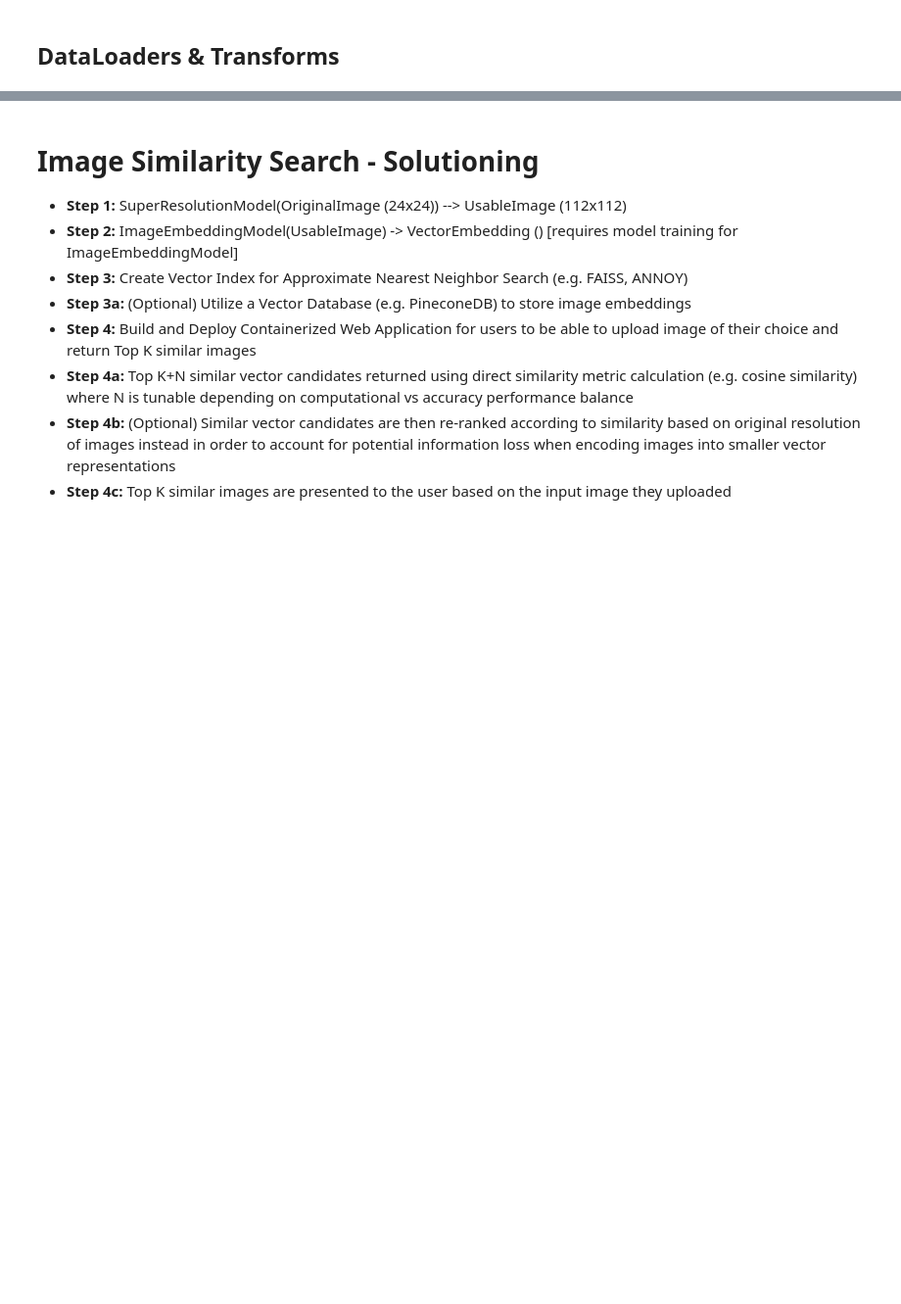
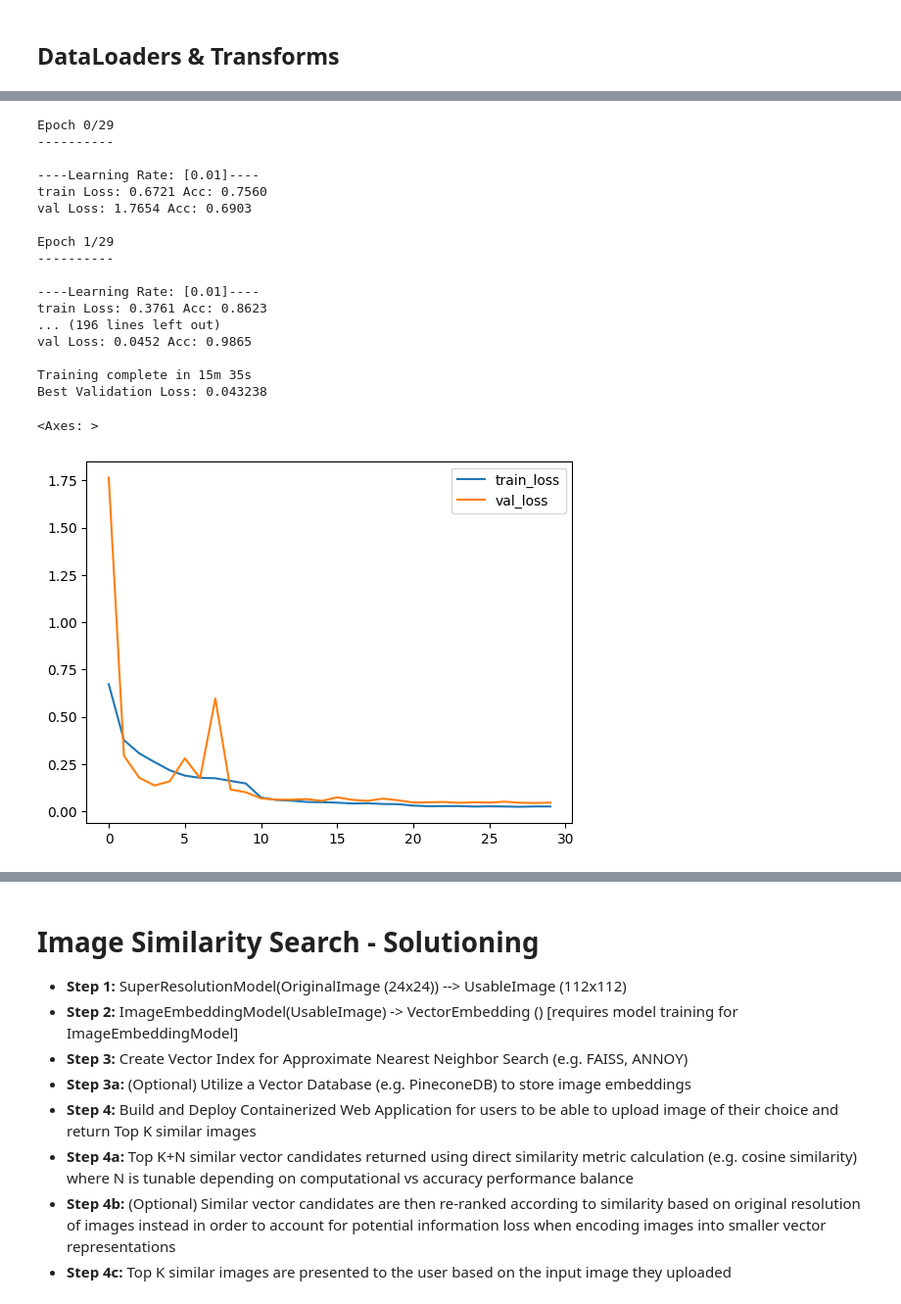
Before and after one commit to Jae-Ro/vector-search, a Jupyter notebook: notebooks/eda.ipynb, the cells around one changed output, grey strips where cells are left out. Shown at 98% size. Saved outputs shown, nothing was run; the diff lists cells and outputs as text; code cells hidden in the pictures; blank space fills up the shorter version.

```diff
--- a/notebooks/eda.ipynb
+++ b/notebooks/eda.ipynb
@@ -818,0 +955,14 @@ dataset_sizes = {x: len(datasets[x]) for x in ['train', 'val', 'test']}
+# %%
+
+model = resnet18()
+model.fc = nn.Linear(model.fc.in_features, len(classes))
+
+# loss function
+criterion = nn.CrossEntropyLoss()
+
+# optimizer
+optimizer = optim.AdamW(model.parameters(), lr=0.01, weight_decay=0.01)
+
+exp_lr_scheduler = optim.lr_scheduler.StepLR(optimizer, step_size=10, gamma=0.1)
+
+summary(model,(3, 112, 112))
@@ -818,0 +1004,33 @@ dataset_sizes = {x: len(datasets[x]) for x in ['train', 'val', 'test']}
+# %%
+df_stats = train_model(
+    model,
+    criterion,
+    optimizer,
+    exp_lr_scheduler,
+    data_loaders,
+    dataset_sizes,
+    device = device,
+    num_epochs = 30,
+    checkpoint_path = "resnet18-original.pth"
+)
+df_stats[['train_loss', 'val_loss']].plot()
+# %% [output]
+Epoch 0/29
+----------
+
+----Learning Rate: [0.01]----
+train Loss: 0.6721 Acc: 0.7560
+val Loss: 1.7654 Acc: 0.6903
+
+Epoch 1/29
+----------
+
+----Learning Rate: [0.01]----
+train Loss: 0.3761 Acc: 0.8623
+... (196 lines left out)
+val Loss: 0.0452 Acc: 0.9865
+
+Training complete in 15m 35s
+Best Validation Loss: 0.043238
+<Axes: >
+[figure, added]
```
Also changed, not shown: parts of 39 cells of this notebook, 5 other files.
